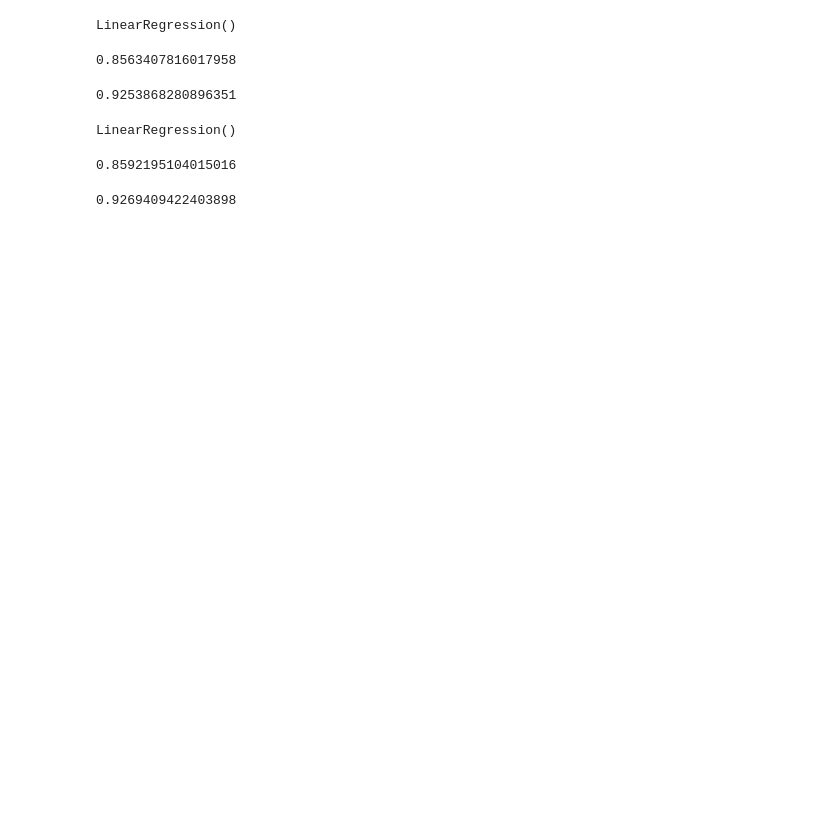
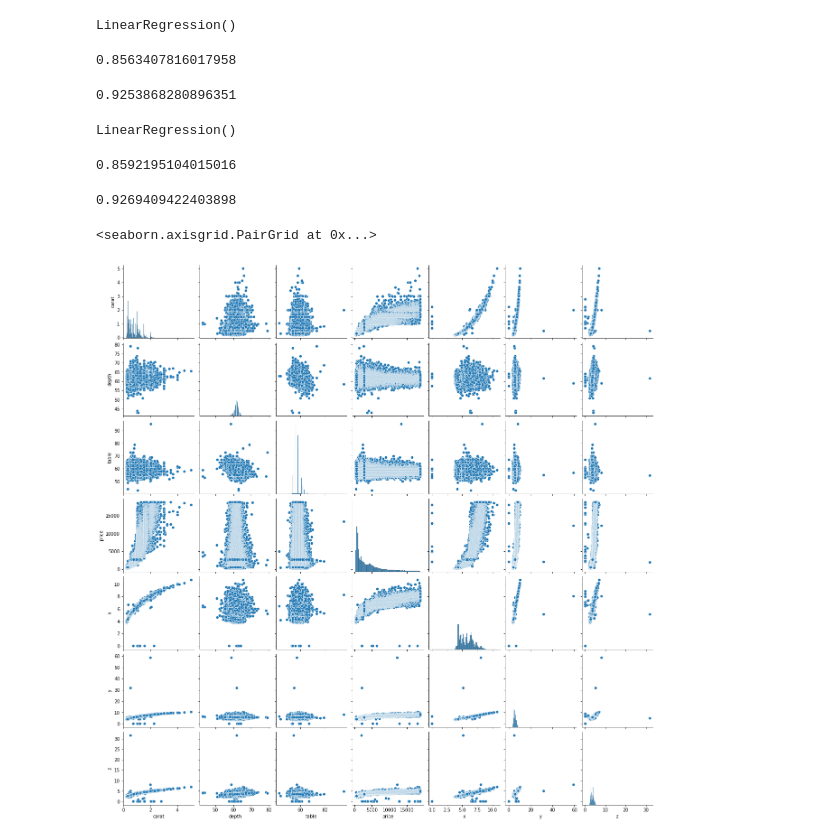
Before and after one commit to MaferLedmar/Actividad1, a Jupyter notebook: actividad_1.ipynb, the cells around one changed output. Saved outputs shown, nothing was run; the diff lists cells and outputs as text; code cells hidden in the pictures; blank space fills up the shorter version.

Commit message:
scaterplots de todas las variables

```diff
--- a/actividad_1.ipynb
+++ b/actividad_1.ipynb
@@ -317,3 +327,9 @@ coef_Correl_m6=np.sqrt(coef_Deter_m6)
 coef_Correl_m6
 # %% [output]
 0.9269409422403898
+# %%
+#Graficamos todas las dispersiones entre todas las variables
+sns.pairplot(data2)
+# %% [output]
+<seaborn.axisgrid.PairGrid at 0x...>
+[figure, added]
```
Also changed, not shown: parts of 3 cells of this notebook.
